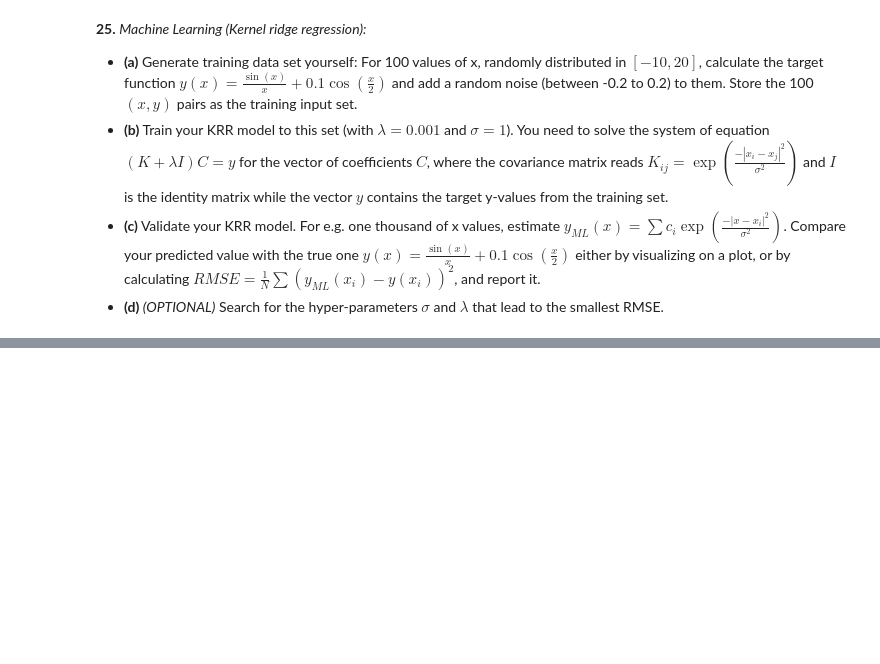
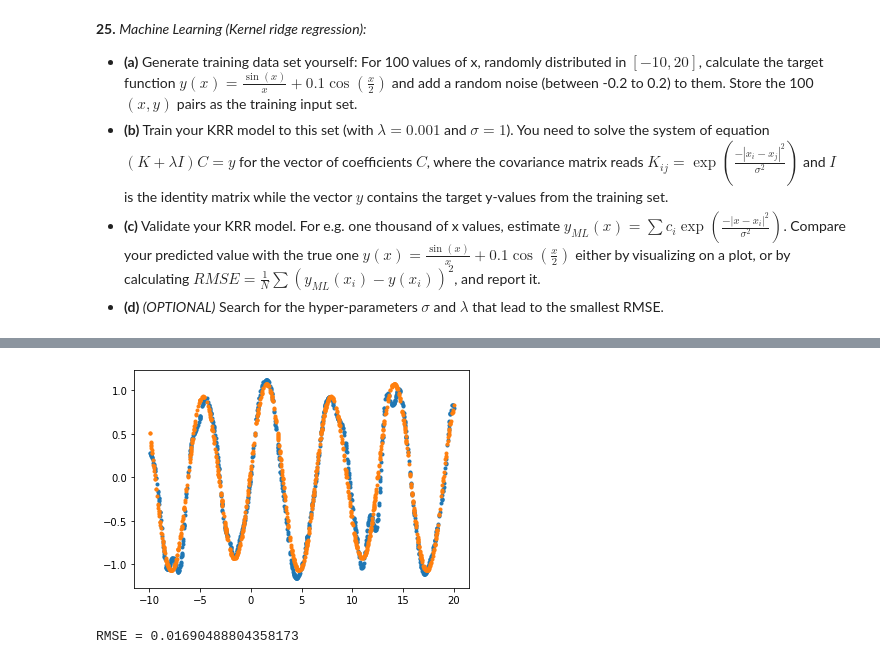
Before and after one commit to farzin23i/ComputationalPhysics2019, a Jupyter notebook: computational_physics.ipynb, the cells around one changed output, grey strips where cells are left out. Saved outputs shown, nothing was run; the diff lists cells and outputs as text; code cells hidden in the pictures; blank space fills up the shorter version.

```diff
--- a/computational_physics.ipynb
+++ b/computational_physics.ipynb
@@ -749,0 +813,22 @@ __25.__ _Machine Learning (Kernel ridge regression):_
+# %%
+# (b)
+sigma = 1
+Lambda = 0.001
+kernel = gaussian_kernel(x_train, sigma)
+coef = np.matmul(np.linalg.inv(kernel + Lambda * np.identity(len(kernel))), y_train)
+# %%
+# (c)
+x_test = np.random.uniform(-10, 20, size=1000)
+y_test = np.zeros(1000)
+for i in range(len(x_test)):
+    y_test[i] = y_ml(x_test[i], x_train, coef)
+# %%
+plt.plot(x_test, y_test, '.')
+plt.plot(x_test, y(x_test), '.');
+# %% [output]
+[figure, added]
+# %%
+rmse = np.mean((y_test - y(x_test))**2)
+print("RMSE =", rmse)
+# %% [output]
+RMSE = 0.01690488804358173
```
Also changed, not shown: parts of 17 cells of this notebook, 1 other file.
